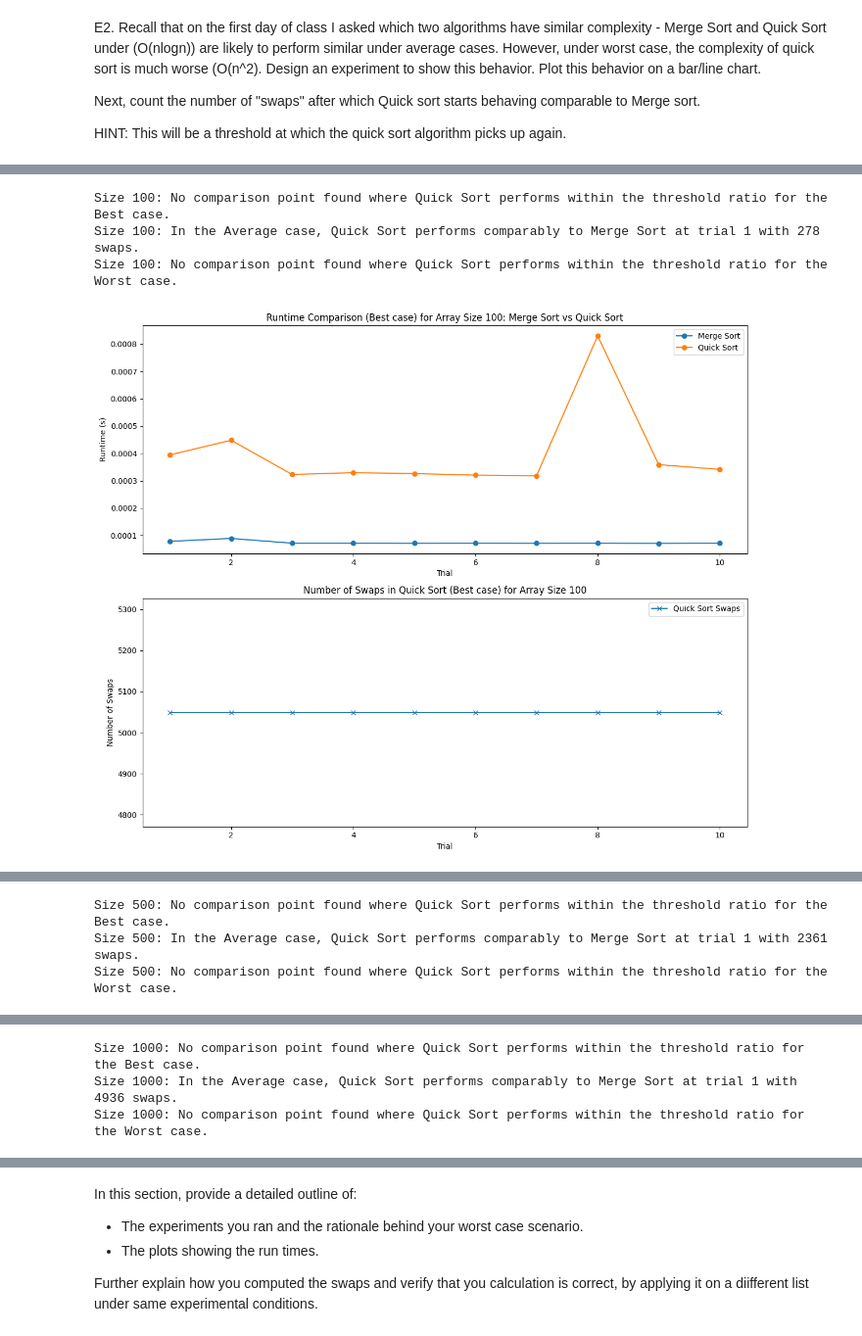
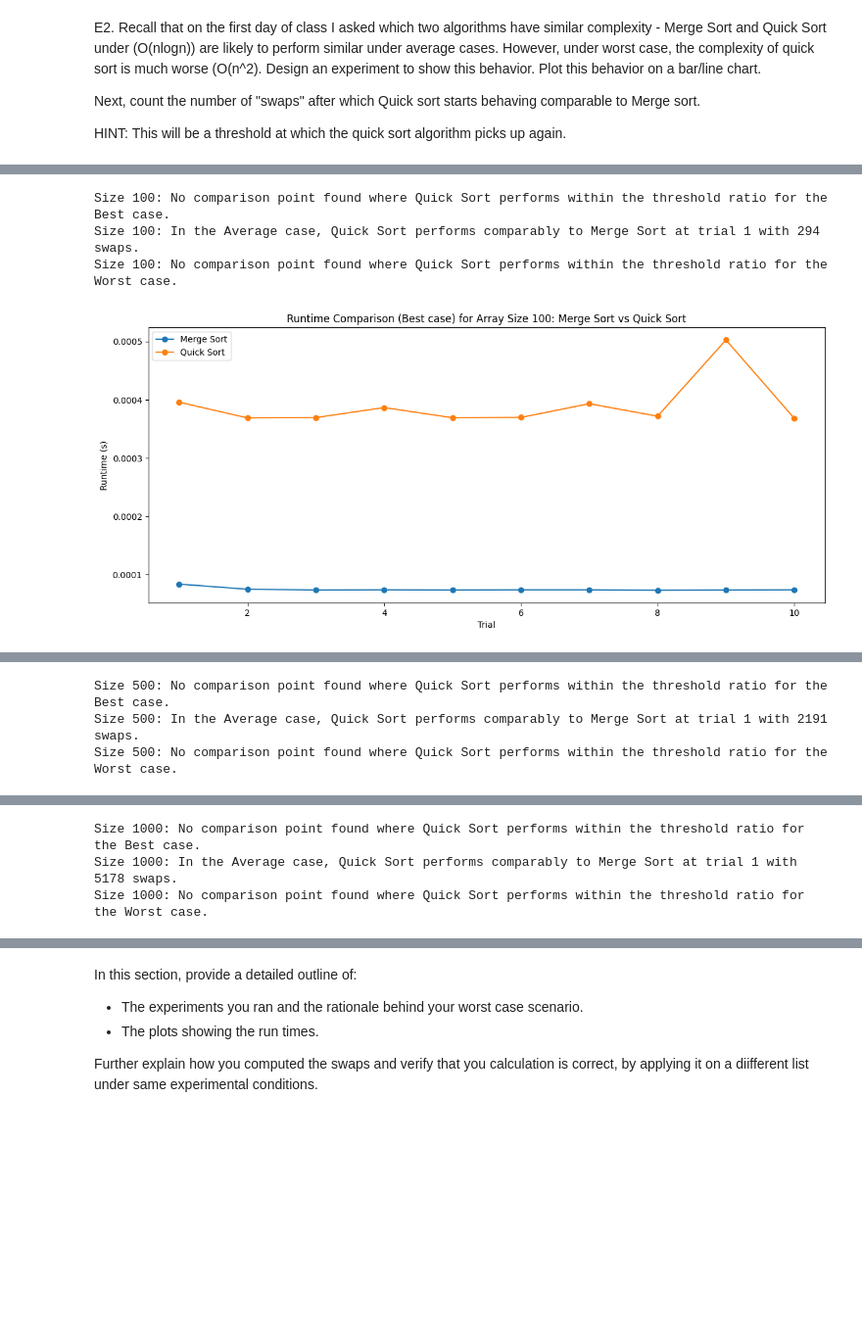
Before and after one commit to scythemenace/CS2XC3_algorithms_research, a Jupyter notebook: Lab 2/Lab_II.ipynb, the cells around one changed output, grey strips where cells are left out. Shown at 98% size. Cells and saved outputs as stored; diff of their text form; code cells hidden in the pictures; blank space fills up the shorter version.

```diff
--- a/Lab 2/Lab_II.ipynb
+++ b/Lab 2/Lab_II.ipynb
@@ -827,7 +844,7 @@ timings_random_Bsearch3 = []
 timings_random_Bsearch2 = []
 timings_random_Bsearch1 = []
 # %%
-random_num_with_min_2 = random.randint(100,300)
+random_num_with_min_2 = random.randint(100,200)
 new_list_2 = [i for i in range(random_num_with_min_2)]
 # %%
 to_find = new_list_2[0]
@@ -862,10 +881,10 @@ for _ in range(n):
 # %% [output]
 Experiment:- Binary_search_4 + At the end of the list
 # %%
-random_num_with_min_2 = random.randint(100, 500)
+random_num_with_min_2 = random.randint(100, 200)
 odd_list_2 = [i for i in range(1, random_num_with_min_2, 2)]
 
-random_num_with_min_3 = random.randint(100, 500)
+random_num_with_min_3 = random.randint(100, 200)
 even_list_2 = [i for i in range(0, random_num_with_min_3, 2)]
 # %%
 
@@ -1165,14 +1187,6 @@ def draw_plot_1(results, title):
 
     plt.tight_layout()
     plt.show()
-
-def run_sorting_algorithm(sort_method, data):
-    start_time = time.time()
-    if sort_method == quickSort:
-        sort_method(data, 0, len(data) - 1)
-    else:
-        sort_method(data)
-    return time.time() - start_time
 
 def experiment(sort_method, size, num_trials):
     trial_times = []
@@ -1556,14 +1571,6 @@ def plot_results(merge_times, quick_times, swap_counts, scenario, array_size):
     plt.xlabel('Trial')
     plt.ylabel('Runtime (s)')
     plt.title(f'Runtime Comparison ({scenario} case) for Array Size {array_size}: Merge Sort vs Quick Sort')
-    plt.legend()
-
-    # Plotting swap count for Quick Sort
-    plt.subplot(2, 1, 2)
-    plt.plot(trials, swap_counts, label='Quick Sort Swaps', marker='x')
-    plt.xlabel('Trial')
-    plt.ylabel('Number of Swaps')
-    plt.title(f'Number of Swaps in Quick Sort ({scenario} case) for Array Size {array_size}')
     plt.legend()
 
     plt.tight_layout()
@@ -1604,32 +1611,32 @@ for size in array_sizes:
 
 for size in array_sizes:
     comparison_points = {}
     for scenario in scenarios:
         comparison_points[scenario] = find_comparison_point(
             merge_sort_results[scenario][size],
             quick_sort_results[scenario][size],
             swap_counts[scenario][size],
             threshold_ratio=1.25
         )
 
     for scenario, points in comparison_points.items():
         if points:
             print(f"Size {size}: In the {scenario} case, Quick Sort performs comparably to Merge Sort at trial "
                   f"{points['trial']} with {points['swaps']} swaps.")
         else:
             print(f"Size {size}: No comparison point found where Quick Sort performs within the threshold ratio for the {scenario} case.")
 
     # Plot results for this size
     for scenario in scenarios:
         plot_results(
             merge_sort_results[scenario][size],
             quick_sort_results[scenario][size],
             swap_counts[scenario][size],
             scenario,
             size
         )
 # %% [output]
 Size 100: No comparison point found where Quick Sort performs within the threshold ratio for the Best case.
-Size 100: In the Average case, Quick Sort performs comparably to Merge Sort at trial 1 with 278 swaps.
+Size 100: In the Average case, Quick Sort performs comparably to Merge Sort at trial 1 with 294 swaps.
 Size 100: No comparison point found where Quick Sort performs within the threshold ratio for the Worst case.
-[figure, old version]
+[figure, new version]
@@ -1638,3 +1645,3 @@ Size 100: No comparison point found where Quick Sort performs within the thresho
 Size 500: No comparison point found where Quick Sort performs within the threshold ratio for the Best case.
-Size 500: In the Average case, Quick Sort performs comparably to Merge Sort at trial 1 with 2361 swaps.
+Size 500: In the Average case, Quick Sort performs comparably to Merge Sort at trial 1 with 2191 swaps.
 Size 500: No comparison point found where Quick Sort performs within the threshold ratio for the Worst case.
@@ -1644,3 +1651,3 @@ Size 500: No comparison point found where Quick Sort performs within the thresho
 Size 1000: No comparison point found where Quick Sort performs within the threshold ratio for the Best case.
-Size 1000: In the Average case, Quick Sort performs comparably to Merge Sort at trial 1 with 4936 swaps.
+Size 1000: In the Average case, Quick Sort performs comparably to Merge Sort at trial 1 with 5178 swaps.
 Size 1000: No comparison point found where Quick Sort performs within the threshold ratio for the Worst case.
```
Also changed, not shown: parts of 36 cells of this notebook.
